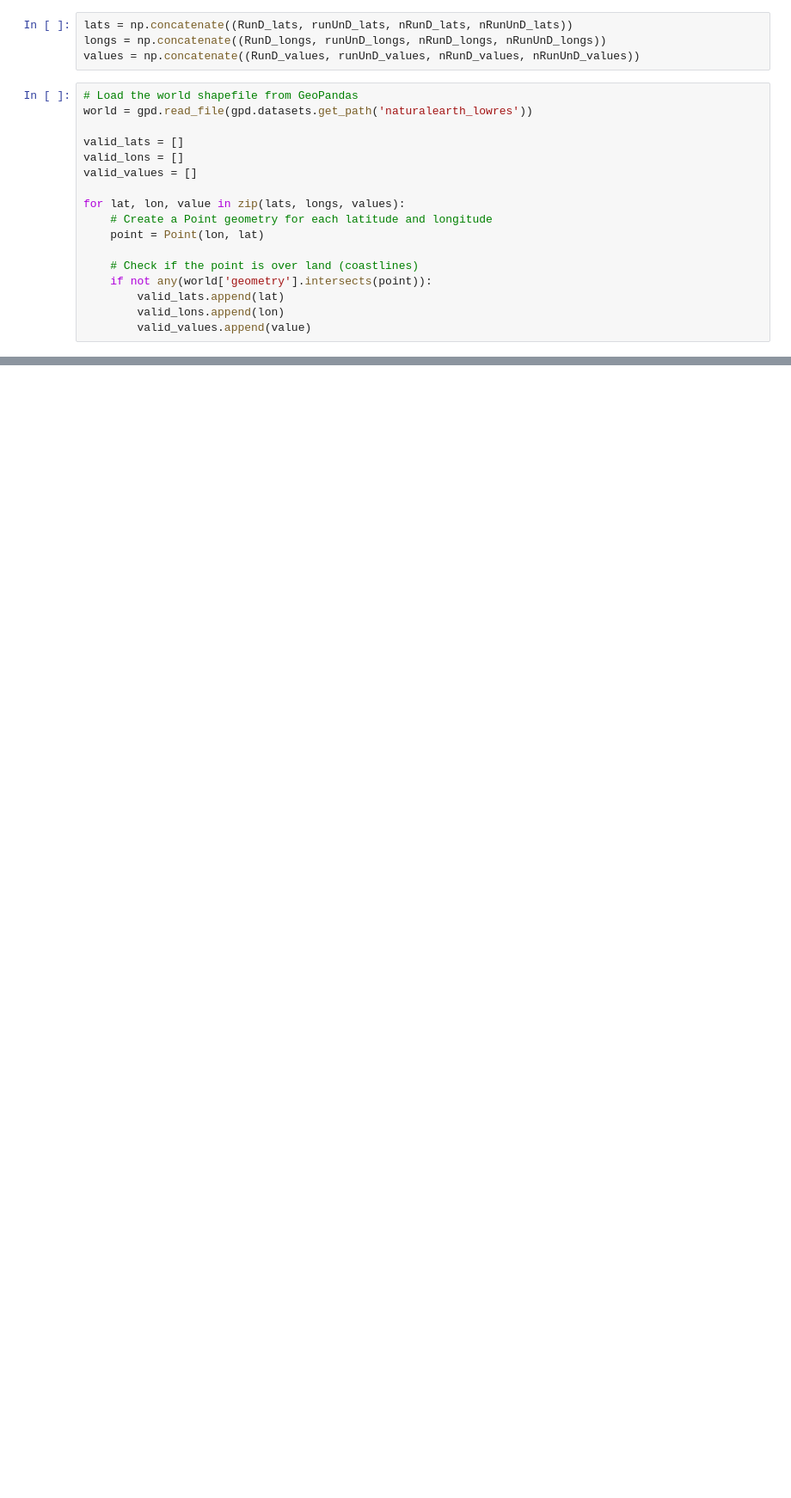
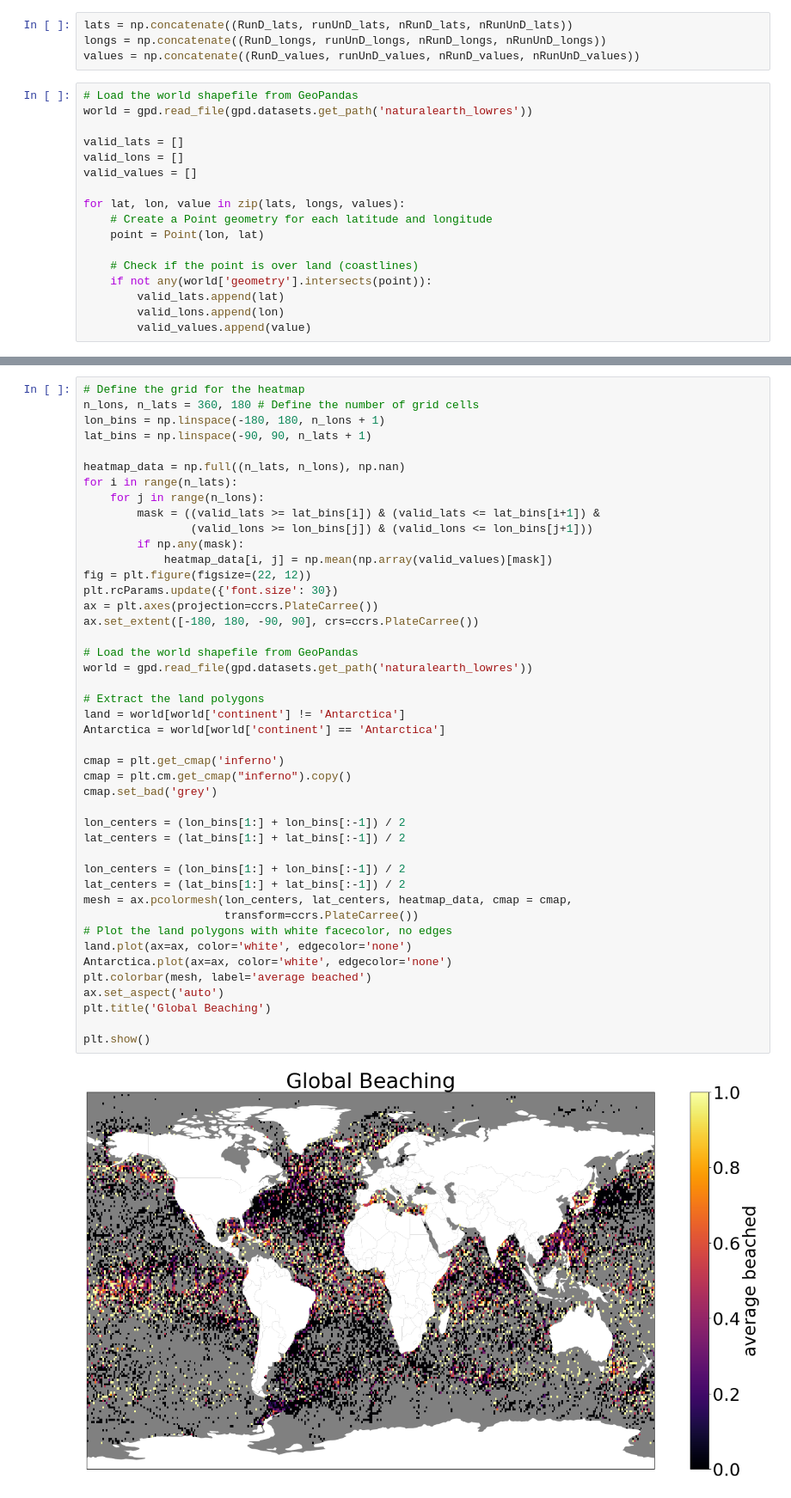
Before and after one commit to GHOpenonic/global-drifter-program, a Jupyter notebook: heat map drifters.ipynb, the cells around one changed output, grey strips where cells are left out. Shown at 86% size. Drawn from its saved outputs; the diff is of its cells as text; blank space fills up the shorter version.

```diff
--- a/heat map drifters.ipynb
+++ b/heat map drifters.ipynb
@@ -152,0 +195,46 @@ You are modifying the state of a globally registered colormap. This has been dep
+# %%
+# Define the grid for the heatmap
+n_lons, n_lats = 360, 180 # Define the number of grid cells
+lon_bins = np.linspace(-180, 180, n_lons + 1)
+lat_bins = np.linspace(-90, 90, n_lats + 1)
+
+heatmap_data = np.full((n_lats, n_lons), np.nan)
+for i in range(n_lats):
+    for j in range(n_lons):
+        mask = ((valid_lats >= lat_bins[i]) & (valid_lats <= lat_bins[i+1]) &
+                (valid_lons >= lon_bins[j]) & (valid_lons <= lon_bins[j+1]))
+        if np.any(mask):
+            heatmap_data[i, j] = np.mean(np.array(valid_values)[mask])
+fig = plt.figure(figsize=(22, 12))
+plt.rcParams.update({'font.size': 30})
+ax = plt.axes(projection=ccrs.PlateCarree())
+ax.set_extent([-180, 180, -90, 90], crs=ccrs.PlateCarree())
+
+# Load the world shapefile from GeoPandas
+world = gpd.read_file(gpd.datasets.get_path('naturalearth_lowres'))
+
+# Extract the land polygons
+land = world[world['continent'] != 'Antarctica']
+Antarctica = world[world['continent'] == 'Antarctica']
+
+cmap = plt.get_cmap('inferno')
+cmap = plt.cm.get_cmap("inferno").copy()
+cmap.set_bad('grey')
+
+lon_centers = (lon_bins[1:] + lon_bins[:-1]) / 2
+lat_centers = (lat_bins[1:] + lat_bins[:-1]) / 2
+
+lon_centers = (lon_bins[1:] + lon_bins[:-1]) / 2
+lat_centers = (lat_bins[1:] + lat_bins[:-1]) / 2
+mesh = ax.pcolormesh(lon_centers, lat_centers, heatmap_data, cmap = cmap,
+                     transform=ccrs.PlateCarree())
+# Plot the land polygons with white facecolor, no edges
+land.plot(ax=ax, color='white', edgecolor='none')
+Antarctica.plot(ax=ax, color='white', edgecolor='none')
+plt.colorbar(mesh, label='average beached')
+ax.set_aspect('auto')
+plt.title('Global Beaching')
+
+plt.show()
+# %% [output]
+[figure, added]
```
Also changed, not shown: parts of 23 cells of this notebook, 1 other file.
